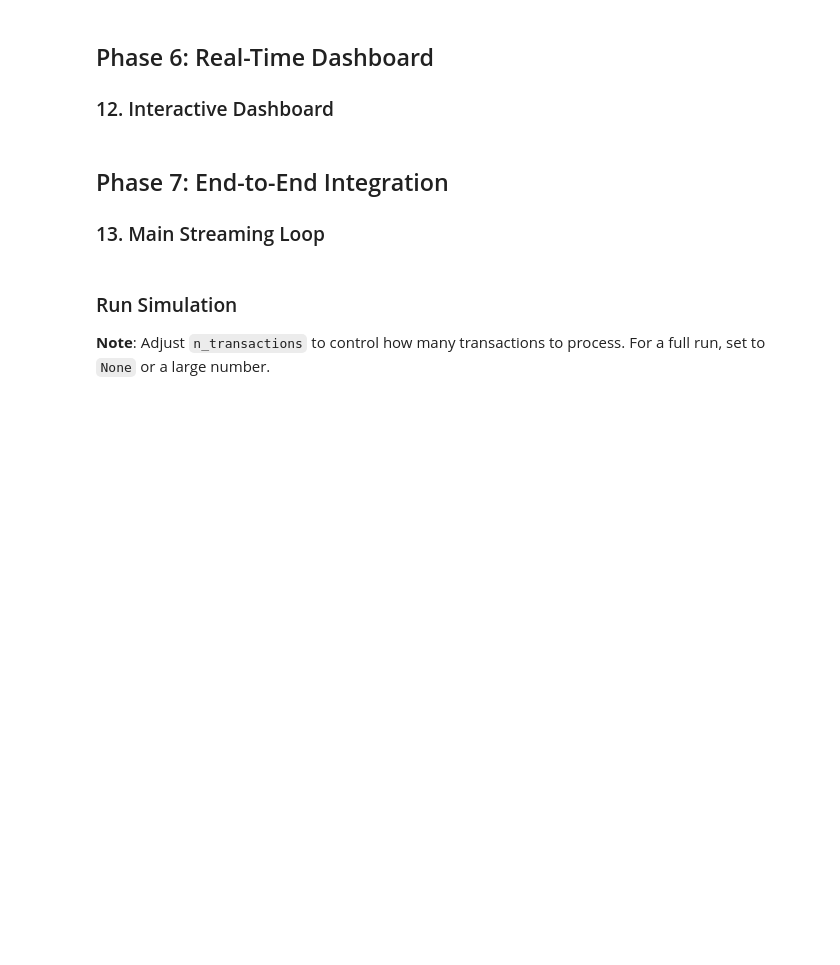
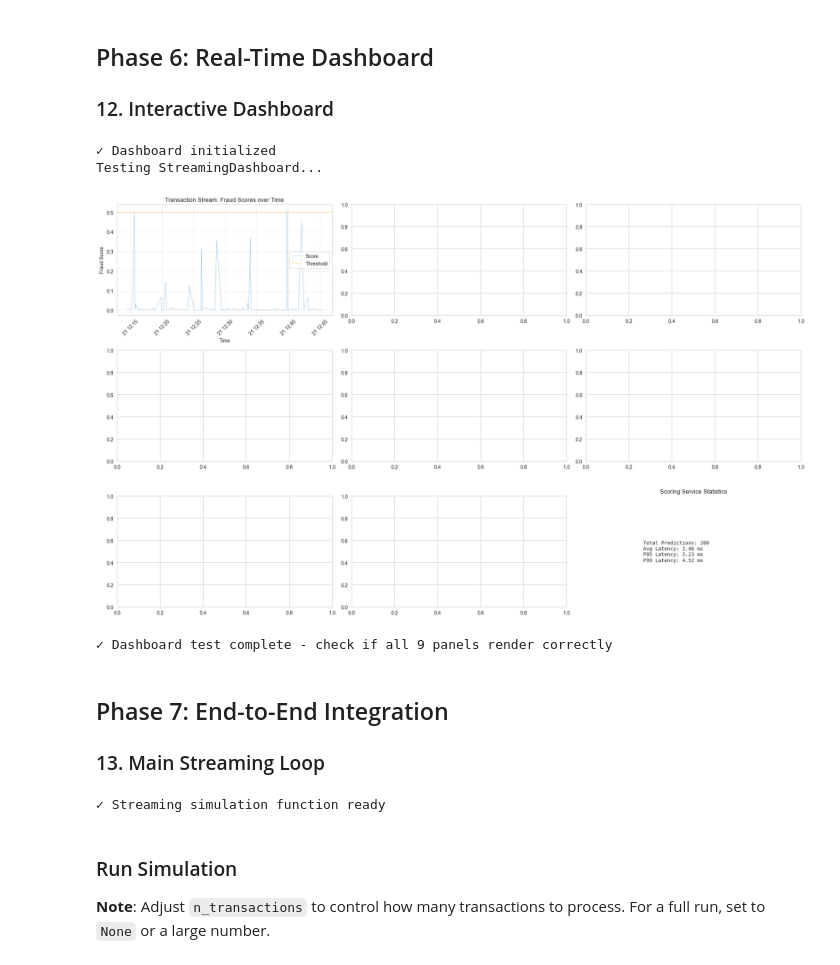
Before and after one commit to cam-bell/real-time-fraud-detection, a Jupyter notebook: notebooks/stream_simulation_original.ipynb, the cells around one changed output. Cells and saved outputs as stored; diff of their text form; code cells hidden in the pictures; blank space fills up the shorter version.

```diff
--- a/notebooks/stream_simulation_original.ipynb
+++ b/notebooks/stream_simulation_original.ipynb
@@ -3901,33 +4357,74 @@ class StreamingDashboard:
             axes[7].grid(True, alpha=0.3)
             axes[7].tick_params(axis='x', rotation=45)
 
         # Panel 9: Scoring service stats
         stats = scorer.get_stats()
         if stats:
             stats_text = f"""
             Total Predictions: {stats.get('total_predictions', 0)}
             Avg Latency: {stats.get('avg_latency_ms', 0):.2f} ms
             P95 Latency: {stats.get('p95_latency_ms', 0):.2f} ms
             P99 Latency: {stats.get('p99_latency_ms', 0):.2f} ms
             """
             axes[8].text(0.1, 0.5, stats_text, fontsize=10,
                         verticalalignment='center', family='monospace')
             axes[8].set_title('Scoring Service Statistics')
             axes[8].axis('off')
 
         plt.tight_layout()
         plt.draw()
         plt.pause(0.01)
 
     def save_snapshot(self, filepath):
         """Save dashboard snapshot"""
         if self.fig:
             self.fig.savefig(filepath, dpi=150, bbox_inches='tight')
             print(f"✓ Dashboard snapshot saved to {filepath}")
 
 # Initialize dashboard
 dashboard = StreamingDashboard()
 print("✓ Dashboard initialized")
+
+# Quick test of StreamingDashboard
+print("Testing StreamingDashboard...")
+
+# Create sample data
+test_scorer = ScoringService(pipeline=model_pipeline, threshold=threshold_v2,
+                            numerical_features=numerical_features,
+                            categorical_features=categorical_features)
+
+test_metrics_tracker = MetricsTracker(window_size=100)
+test_drift_detector = DriftDetector()
+test_alert_manager = AlertManager()
+test_alert_manager.set_baseline_performance(0.85)
+
+# Add some test data
+for i in range(100):
+    txn = df_test.iloc[i]
+    score = test_scorer.predict_proba(txn)
+    test_metrics_tracker.update(txn, score, txn['is_fraud'])
+    test_alert_manager.check_high_risk_transaction(txn, score)
+
+# Create sample transaction history
+test_history = [{
+    'timestamp': df_test.iloc[i]['trans_date_trans_time'],
+    'score': test_scorer.predict_proba(df_test.iloc[i]),
+    'label': df_test.iloc[i]['is_fraud'],
+    'amount': df_test.iloc[i]['amt']
+} for i in range(100)]
+
+# Test dashboard
+dashboard.create_dashboard(
+    test_scorer, test_metrics_tracker, test_drift_detector,
+    test_alert_manager, test_history
+)
+plt.show()
+print("✓ Dashboard test complete - check if all 9 panels render correctly")
+# %% [output]
+✓ Dashboard initialized
+Testing StreamingDashboard...
+[figure, added]
+✓ Dashboard test complete - check if all 9 panels render correctly
 # %% [markdown]
 ## Phase 7: End-to-End Integration
 
@@ -3960,7 +4457,9 @@ def run_streaming_simulation(df_test, n_transactions=None, update_dashboard_ever
     # Initialize components
     print("\n1. Initializing components...")
     stream = StreamSimulator(df_test, speed=speed)
-    scorer = ScoringService(model=model_pipeline, preprocessor=preprocessor)
+    scorer = ScoringService(pipeline=model_pipeline, threshold=threshold_v2,
+                       numerical_features=numerical_features,
+                       categorical_features=categorical_features)
     metrics_tracker = MetricsTracker(window_size=1000)
     drift_detector = DriftDetector()
     alert_manager = AlertManager()
@@ -3972,7 +4471,7 @@ def run_streaming_simulation(df_test, n_transactions=None, update_dashboard_ever
     for i, txn in enumerate(stream):
         if i >= 500:  # Build reference from first 500 transactions
             break
-        score = scorer.predict(txn)
+        score = scorer.predict_proba(txn)
         metrics_tracker.update(txn, score, txn['is_fraud'])
         auto_retrainer.add_transaction(txn, txn['is_fraud'])
 
@@ -3990,12 +4489,17 @@ def run_streaming_simulation(df_test, n_transactions=None, update_dashboard_ever
         })
 
     # Set baseline performance
+    baseline_roc_auc = 0.85  # Default fallback
     baseline_metrics = metrics_tracker.get_latest_metrics()
     if baseline_metrics:
         baseline_roc_auc = baseline_metrics.get('roc_auc', 0.85)
         drift_detector.set_baseline_performance(baseline_roc_auc)
         alert_manager.set_baseline_performance(baseline_roc_auc)
         print(f"   Baseline ROC-AUC: {baseline_roc_auc:.4f}")
+    else:
+        drift_detector.set_baseline_performance(baseline_roc_auc)
+        alert_manager.set_baseline_performance(baseline_roc_auc)
+        print(f"   Baseline ROC-AUC: {baseline_roc_auc:.4f} (default, no metrics yet)")
 
     print(f"\n3. Processing stream (up to {n_transactions or len(df_test)} transactions)...")
 
@@ -4011,7 +4515,7 @@ def run_streaming_simulation(df_test, n_transactions=None, update_dashboard_ever
                 break
 
             # Score transaction
-            score = scorer.predict(txn)
+            score = scorer.predict_proba(txn)
 
             # Update metrics
             metrics_tracker.update(txn, score, txn['is_fraud'])
@@ -4049,16 +4553,17 @@ def run_streaming_simulation(df_test, n_transactions=None, update_dashboard_ever
                     # Check if we should retrain (every 500 transactions after drift)
                     if processed_count - last_retrain_check >= 500:
                         print("   Triggering model retraining...")
-                        new_model, new_preprocessor = auto_retrainer.retrain(n_recent=5000)
+                        new_model, _ = auto_retrainer.retrain(n_recent=5000)
                         if new_model:
                             # Update scorer with new model
-                            scorer.model = new_model
-                            scorer.preprocessor = new_preprocessor
+                            scorer.pipeline = new_model
+                            scorer.threshold = threshold_v2
                             alert_manager.check_model_retrained(auto_retrainer.retraining_history[-1])
                             drift_detector.update_reference_from_detection()
-                            drift_detector.set_baseline_performance(
-                                metrics_tracker.get_latest_metrics().get('roc_auc', baseline_roc_auc)
-                            )
+                            # Fixed - handle None case:
+                            latest_metrics_after_retrain = metrics_tracker.get_latest_metrics()
+                            new_baseline_roc_auc = latest_metrics_after_retrain.get('roc_auc', baseline_roc_auc) if latest_metrics_after_retrain else baseline_roc_auc
+                            drift_detector.set_baseline_performance(new_baseline_roc_auc)
                             last_retrain_check = processed_count
 
                 # Check performance degradation
@@ -4109,6 +4614,8 @@ def run_streaming_simulation(df_test, n_transactions=None, update_dashboard_ever
         }
 
 print("✓ Streaming simulation function ready")
+# %% [output]
+✓ Streaming simulation function ready
 # %% [markdown]
 ### Run Simulation
 
```
Also changed, not shown: parts of 78 cells of this notebook.
